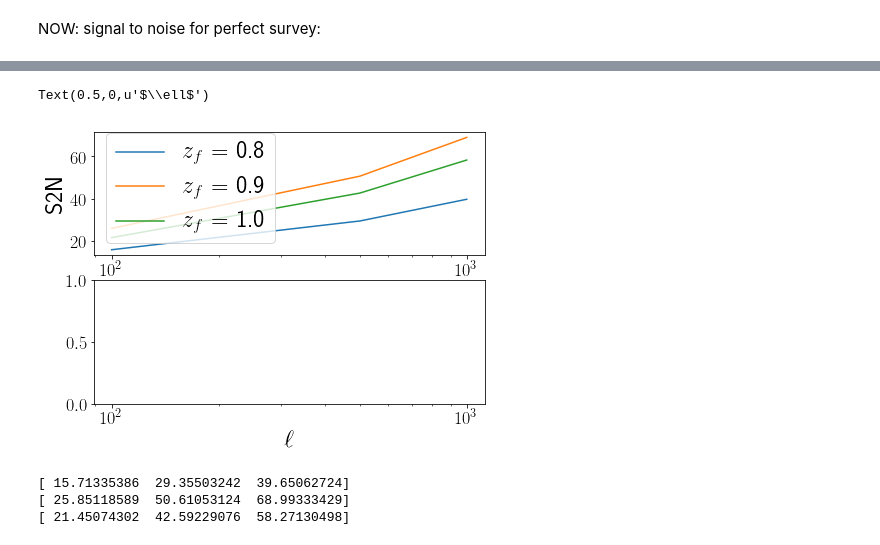
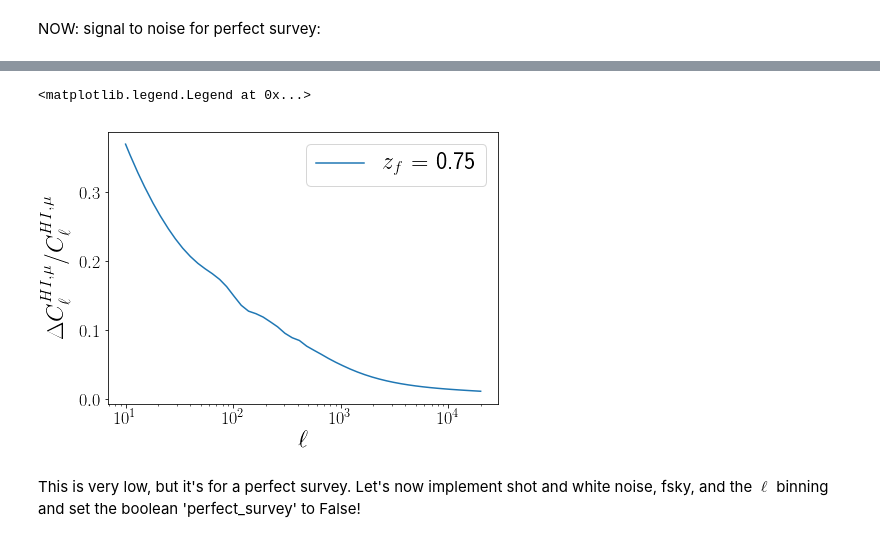
Before and after one commit to amadeuswi/MagBias, a Jupyter notebook: S2N.ipynb, the cells around one changed output, grey strips where cells are left out. Drawn from its saved outputs; the diff is of its cells as text; code cells hidden in the pictures.

Commit message:
improved the integration routines, some cleaning up, work done up until perfect survey signal to noise

```diff
--- a/S2N.ipynb
+++ b/S2N.ipynb
@@ -287,6 +338,8 @@ CHECK IF THIS IS IN ORDER:
 Signal to noise:
 # %%
 def DELTA_Cl_HIxmag(ltable, zf, dzf, zb, dzb, PERFECT_SURVEY = 1, BBKS = False):
+
+
     zfmin = zf - dzf; zfmax = zf+dzf
     zbmin = zb-dzb; zbmax = zb+dzb
 
@@ -311,11 +364,12 @@ def DELTA_Cl_HIxmag(ltable, zf, dzf, zb, dzb, PERFECT_SURVEY = 1, BBKS = False):
     gg = Clggfunc(ltable, zbmin, zbmax) + N_ell
     num = X2 + HIHI*gg
     denom = (2*ltable+1) * d_ell * fsky
-    return np.sqrt(num/denom)
+    result = np.sqrt(num/denom)
+    return result
 
 def S2N(ltable, zf, dzf, zb, dzb, PERFECT_SURVEY = 1):
     delt = DELTA_Cl_HIxmag(ltable, zf, dzf, zb, dzb, PERFECT_SURVEY = PERFECT_SURVEY)
-    signal = Cl_HIxmag(ltable, zf, zb, dzb)
+    signal = Cl_HIxmag_CAMB(ltable, zf, zb, dzb)
     return signal/delt
 # %% [markdown]
 Compare HIHI Cls with Fig 2 in Bingo paper:
@@ -403,7 +443,0 @@ print zb-dzb, zb+dzb
-# %%
-ztab = np.linspace(zfs[0], zfs[1])
-
-fig = P.figure(); ax = fig.add_subplot(111);
-for zi in range(len(zfs)):
-    zz = zfs[zi]
-    ax.scatter(zz,S2N_p_tab[zi][1])
@@ -412,26 +457,16 @@ for zi in range(len(zfs)):
 # %%
-fig = P.figure(); ax1 = fig.add_subplot(211);
-ax2 = fig.add_subplot(212, sharex = ax1);
+#plot DeltaCl / Cl:
+
+fig = P.figure(); ax1 = fig.add_subplot(111);
+
 for i in range(len(S2N_p_tab)):
-    ax1.semilogx(ltab, S2N_p_tab[i], label = "$z_f$ = {}".format(zfs[i]))
-# ax1.axhline(1, label = "$1$")
-# ax1.set_ylim((0, 11))
-ax1.set_ylabel("S2N")
+    ax1.semilogx(ltab, 1/S2N_p_tab[i], label = "$z_f$ = {}".format(np.around(zfs[i],2)))
+
+ax1.set_ylabel("$\Delta C_\ell^{HI,\mu} / C_\ell^{HI,\mu}$")
+ax1.set_xlabel("$\ell$")
 ax1.legend()
-
-
-# ax2.loglog(ltab, Cl_Hxm, label = "$C_\ell^{HI,\mu}$")
-# ax2.loglog(ltab, Delta_Cl_p_tab, color = 'black', label = "$\Delta C_\ell^{HI,\mu}$")
-ax2.legend(loc = "upper right")
-
-ax2.set_xlabel("$\ell$")
 # %% [output]
-Text(0.5,0,u'$\\ell$')
+<matplotlib.legend.Legend at 0x...>
-[figure, old version]
+[figure, new version]
-# %%
-for i in range(len(S2N_p_tab)):
-    print S2N_p_tab[i]
-# %% [output]
-[ 15.71335386  29.35503242  39.65062724]
-[ 25.85118589  50.61053124  68.99333429]
-[ 21.45074302  42.59229076  58.27130498]
+# %% [markdown]
+This is very low, but it's for a perfect survey. Let's now implement shot and white noise, fsky, and the $\ell$ binning and set the boolean 'perfect_survey' to False!
```
Also changed, not shown: parts of 14 cells of this notebook, 21 other files.
